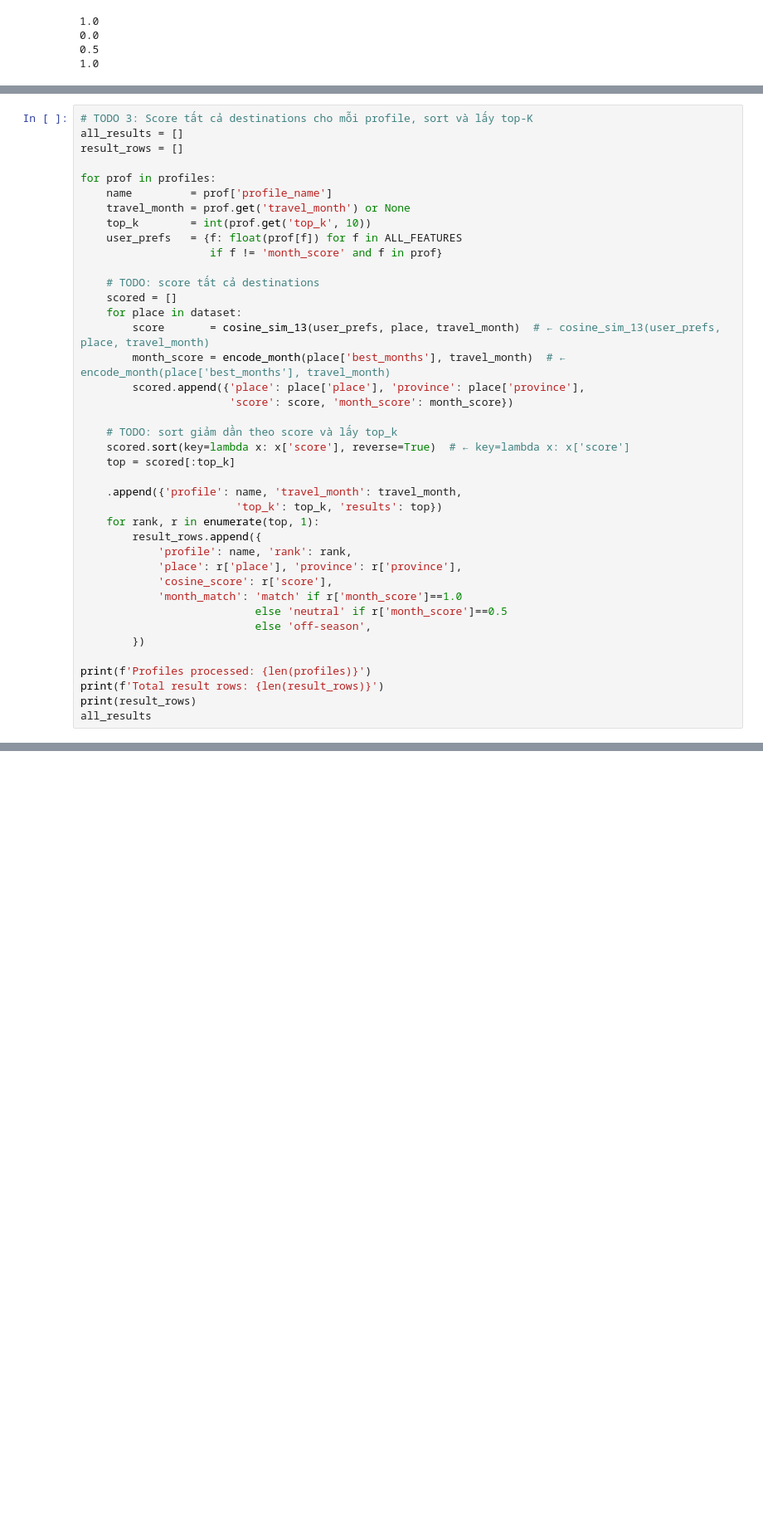
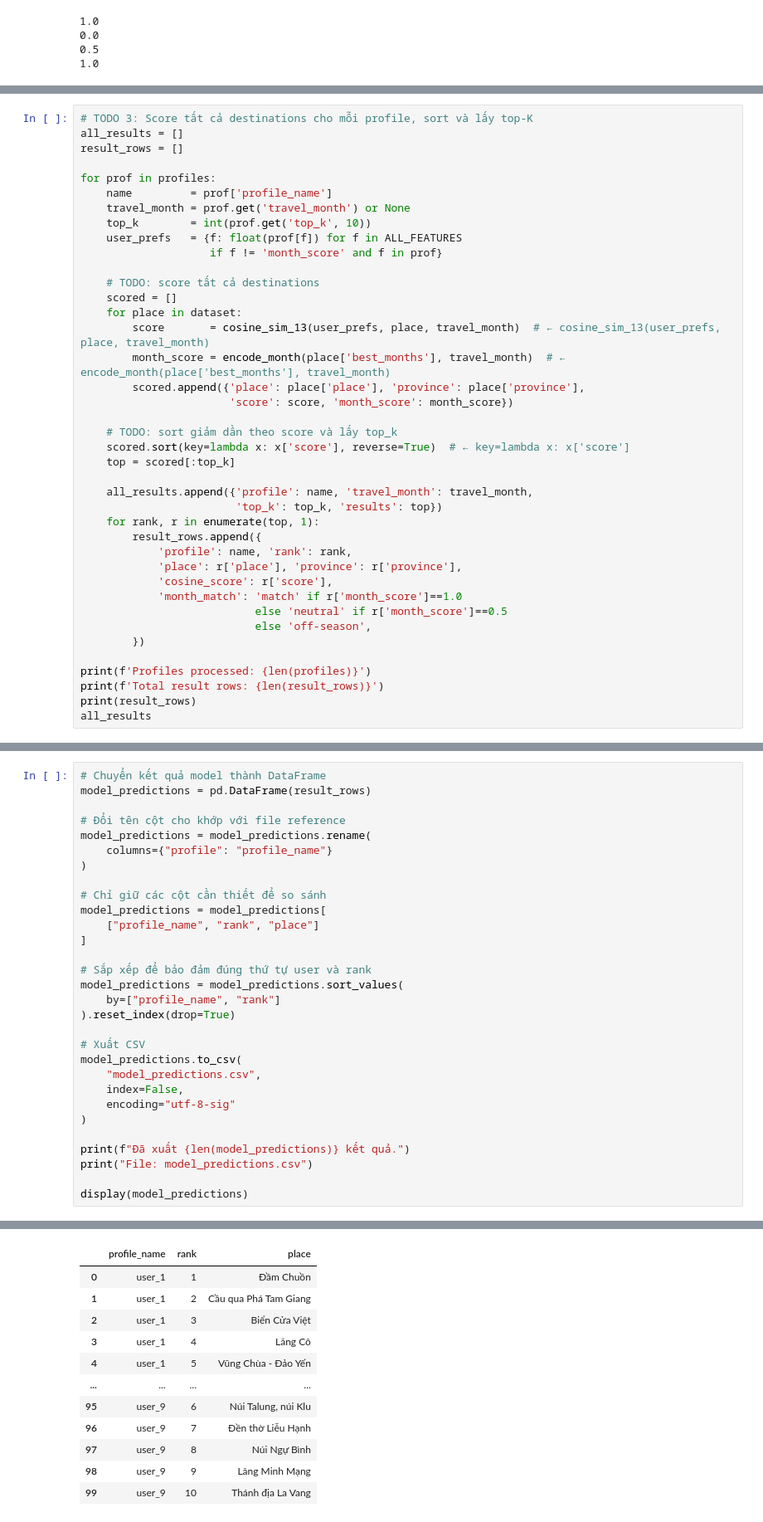
Before and after one commit to dglong2008/TrungDuKy, a Jupyter notebook: notebook/stage2_recommendation_student.ipynb, the cells around one changed output, grey strips where cells are left out. Shown at 83% size. Drawn from its saved outputs; the diff is of its cells as text; blank space fills up the shorter version.

```diff
--- a/notebook/stage2_recommendation_student.ipynb
+++ b/notebook/stage2_recommendation_student.ipynb
@@ -246,7 +246,7 @@ for prof in profiles:
     scored.sort(key=lambda x: x['score'], reverse=True)  # ← key=lambda x: x['score']
     top = scored[:top_k]
 
-    .append({'profile': name, 'travel_month': travel_month,
+    all_results.append({'profile': name, 'travel_month': travel_month,
                         'top_k': top_k, 'results': top})
     for rank, r in enumerate(top, 1):
         result_rows.append({
@@ -268,0 +286,31 @@ Total result rows: 10
+# %%
+# Chuyển kết quả model thành DataFrame
+model_predictions = pd.DataFrame(result_rows)
+
+# Đổi tên cột cho khớp với file reference
+model_predictions = model_predictions.rename(
+    columns={"profile": "profile_name"}
+)
+
+# Chỉ giữ các cột cần thiết để so sánh
+model_predictions = model_predictions[
+    ["profile_name", "rank", "place"]
+]
+
+# Sắp xếp để bảo đảm đúng thứ tự user và rank
+model_predictions = model_predictions.sort_values(
+    by=["profile_name", "rank"]
+).reset_index(drop=True)
+
+# Xuất CSV
+model_predictions.to_csv(
+    "model_predictions.csv",
+    index=False,
+    encoding="utf-8-sig"
+)
+
+print(f"Đã xuất {len(model_predictions)} kết quả.")
+print("File: model_predictions.csv")
+
+display(model_predictions)
+# %% [output]
@@ -268,0 +319,12 @@ Total result rows: 10
+|  | profile_name | rank | place |
+| 0 | user_1 | 1 | Đầm Chuồn |
+| 1 | user_1 | 2 | Cầu qua Phá Tam Giang |
+| 2 | user_1 | 3 | Biển Cửa Việt |
+| 3 | user_1 | 4 | Lăng Cô |
+| 4 | user_1 | 5 | Vũng Chùa - Đảo Yến |
+| ... | ... | ... | ... |
+| 95 | user_9 | 6 | Núi Talung, núi Klu |
+| 96 | user_9 | 7 | Đền thờ Liễu Hạnh |
+| 97 | user_9 | 8 | Núi Ngự Bình |
+| 98 | user_9 | 9 | Lăng Minh Mạng |
+| 99 | user_9 | 10 | Thánh địa La Vang |
```
Also changed, not shown: parts of 4 cells of this notebook, 11 other files.
